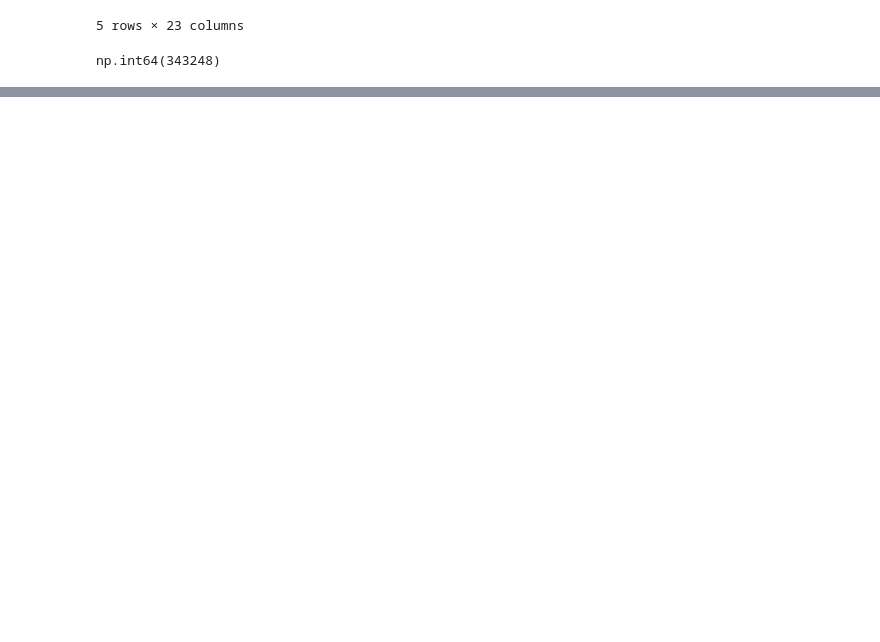
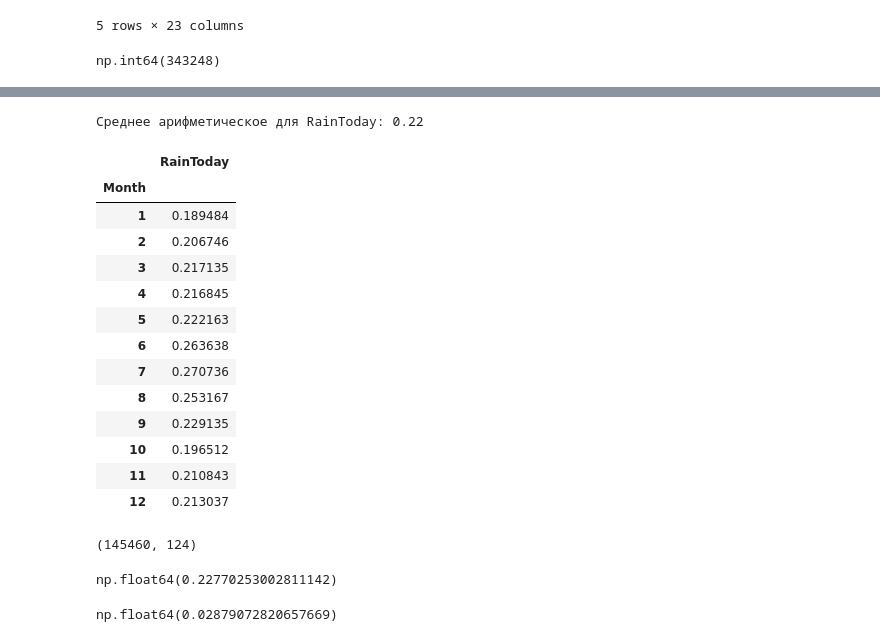
Before and after one commit to AbiNazim/Study_DataScience, a Jupyter notebook: Учеба/Математика в ML. Часть II/ML.2.ipynb, the cells around one changed output, grey strips where cells are left out. Drawn from its saved outputs; the diff is of its cells as text; code cells hidden in the pictures; blank space fills up the shorter version.

```diff
--- a/Учеба/Математика в ML. Часть II/ML.2.ipynb
+++ b/Учеба/Математика в ML. Часть II/ML.2.ipynb
@@ -8,5 +12,5 @@ from sklearn.metrics import mean_absolute_error
 # %%
-df = pd.read_csv('data/weatherAUS.csv', decimal=',')
+df = pd.read_csv('data/weatherAUS.csv')
 df.head()
 # %% [output]
 |  | Date | Location | MinTemp | MaxTemp | Rainfall | Evaporation | Sunshine | WindGustDir | WindGustSpeed | ... |
@@ -20,3 +24,18 @@ df.head()
 df.isnull().sum().sum()
 # %% [output]
 np.int64(343248)
+# %%
+# Вычисление процента пропусков для каждого признака
+missing_percent = (df.isnull().sum() / len(df)) * 100
+
+print("Процент пропусков по каждому признаку:")
+print(missing_percent)
+
+# Выделение признаков с пропусками более 40%
+columns_to_drop = missing_percent[missing_percent > 40].index.tolist()
+
+print(f"\nПризнаки с пропусками > 40%: {columns_to_drop}")
+print(f"Количество удаленных признаков: {len(columns_to_drop)}")
+
+round(df.isna().sum() / len(df), 3)
+df.drop(['Evaporation','Sunshine','Cloud3pm'], axis = 1, inplace = True)
@@ -22,0 +60,57 @@ np.int64(343248)
+# %%
+# Преобразование признаков RainToday и RainTomorrow
+df['RainToday'] = df['RainToday'].map({'No': 0, 'Yes': 1})
+df['RainTomorrow'] = df['RainTomorrow'].map({'No': 0, 'Yes': 1})
+
+# Вычисление среднего арифметического для RainToday (игнорируя пропуски)
+rain_today_mean = df['RainToday'].mean()
+
+print(f"Среднее арифметическое для RainToday: {rain_today_mean:.2f}")
+# %% [output]
+Среднее арифметическое для RainToday: 0.22
+# %%
+df.Date = pd.to_datetime(df.Date)
+df['Month'] = df.Date.dt.month
+df.drop('Date', axis = 1, inplace = True)
+df_season = df.groupby('Month').mean(numeric_only=True)
+df_season[['RainToday']]
+# %% [output]
+|  | RainToday |
+| Month |  |
+| 1 | 0.189484 |
+| 2 | 0.206746 |
+| 3 | 0.217135 |
+| 4 | 0.216845 |
+| 5 | 0.222163 |
+| 6 | 0.263638 |
+| 7 | 0.270736 |
+| 8 | 0.253167 |
+| 9 | 0.229135 |
+| 10 | 0.196512 |
+| 11 | 0.210843 |
+| 12 | 0.213037 |
+# %%
+categoricals = ['Month', 'Location', 'WindGustDir', 'WindDir9am', 'WindDir3pm']
+df_dummies = pd.get_dummies(df, columns=categoricals)
+df_dummies.shape
+# %% [output]
+(145460, 124)
+# %%
+df_dummies.dropna(inplace=True)
+X = df_dummies.drop('RainTomorrow', axis = 1)
+Y = df_dummies['RainTomorrow']
+X_train, X_test, Y_train, Y_test = train_test_split(X, Y, test_size=0.3, random_state = 31)
+Y_test.mean()
+# %% [output]
+np.float64(0.22770253002811142)
+# %%
+def gbs(data, n):
+    inds = np.random.randint(0, len(data), (n, len(data))) #определяем индексы случайным образом
+    numbers = data[inds] #выбираем значения по индексам
+    return numbers
+target = X_train['MinTemp'].values #выбираем целевую переменную
+np.random.seed(31) #задаём параметр генератора случайных чисел
+mean_values = [np.mean(x) for x in gbs(target, 1000)] #получаем все средние значения
+np.std(mean_values) #находим для них стандартное отклонение
+# %% [output]
+np.float64(0.02879072820657669)
```
Also changed, not shown: parts of 8 cells of this notebook, 6 other files.
